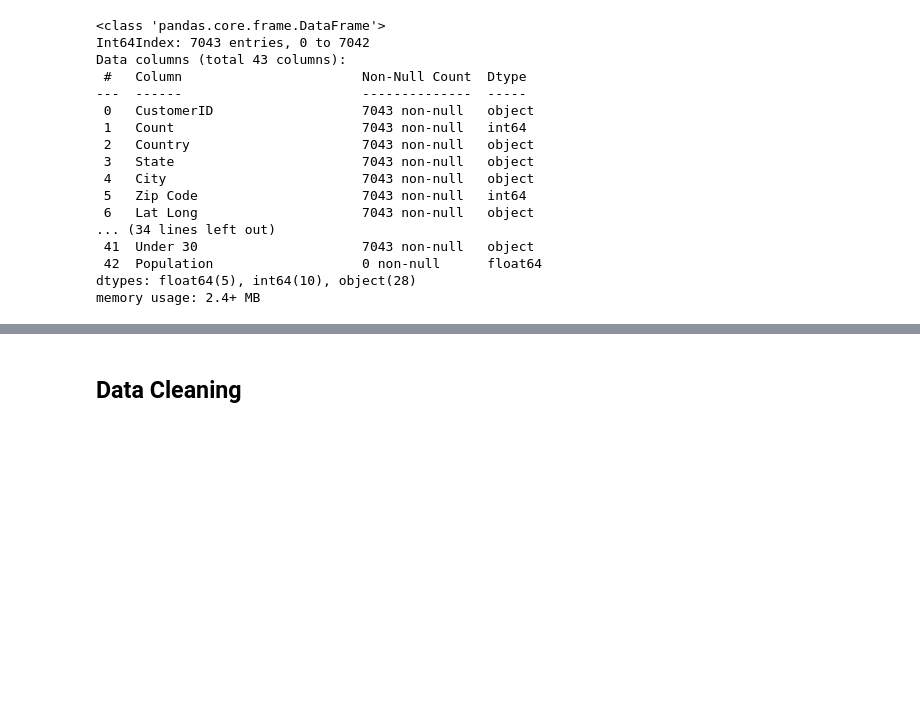
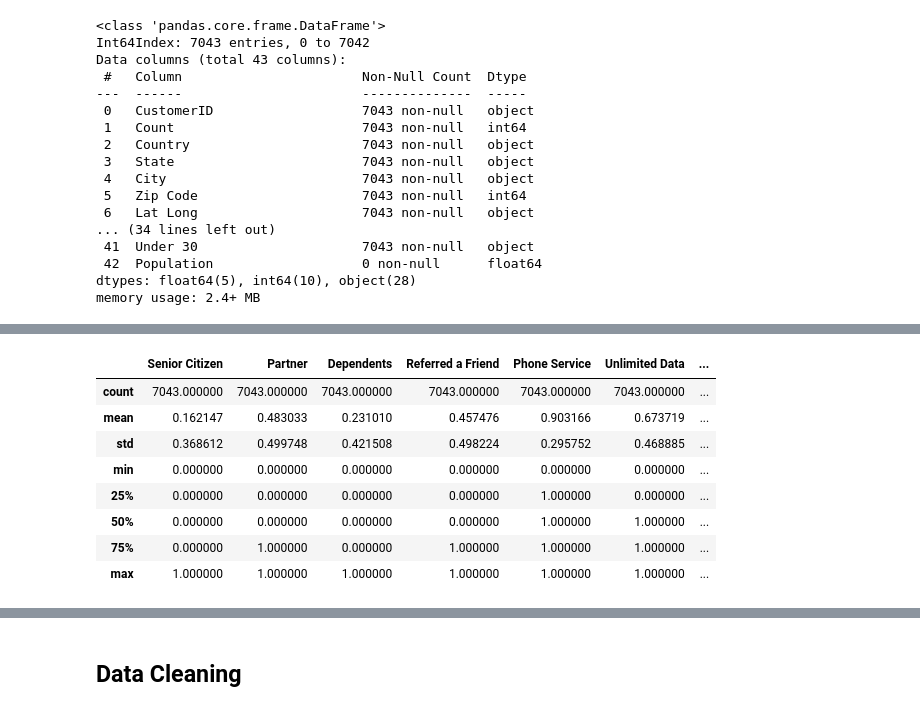
Before and after one commit to Khalif81/TelcoChurn, a Jupyter notebook: Telco_Churn_Data_Wrangling.ipynb, the cells around one changed output, grey strips where cells are left out. Saved outputs shown, nothing was run; the diff lists cells and outputs as text; code cells hidden in the pictures; blank space fills up the shorter version.

```diff
--- a/Telco_Churn_Data_Wrangling.ipynb
+++ b/Telco_Churn_Data_Wrangling.ipynb
@@ -647,0 +678,12 @@ telco_archive = telco.copy()
+# %%
+telco[yes_no_cols].describe()
+# %% [output]
+|  | Senior Citizen | Partner | Dependents | Referred a Friend | Phone Service | Unlimited Data | ... |
+| count | 7043.000000 | 7043.000000 | 7043.000000 | 7043.000000 | 7043.000000 | 7043.000000 | ... |
+| mean | 0.162147 | 0.483033 | 0.231010 | 0.457476 | 0.903166 | 0.673719 | ... |
+| std | 0.368612 | 0.499748 | 0.421508 | 0.498224 | 0.295752 | 0.468885 | ... |
+| min | 0.000000 | 0.000000 | 0.000000 | 0.000000 | 0.000000 | 0.000000 | ... |
+| 25% | 0.000000 | 0.000000 | 0.000000 | 0.000000 | 1.000000 | 0.000000 | ... |
+| 50% | 0.000000 | 0.000000 | 0.000000 | 0.000000 | 1.000000 | 1.000000 | ... |
+| 75% | 0.000000 | 1.000000 | 0.000000 | 1.000000 | 1.000000 | 1.000000 | ... |
+| max | 1.000000 | 1.000000 | 1.000000 | 1.000000 | 1.000000 | 1.000000 | ... |
```
Also changed, not shown: parts of 27 cells of this notebook, 6 other files.
